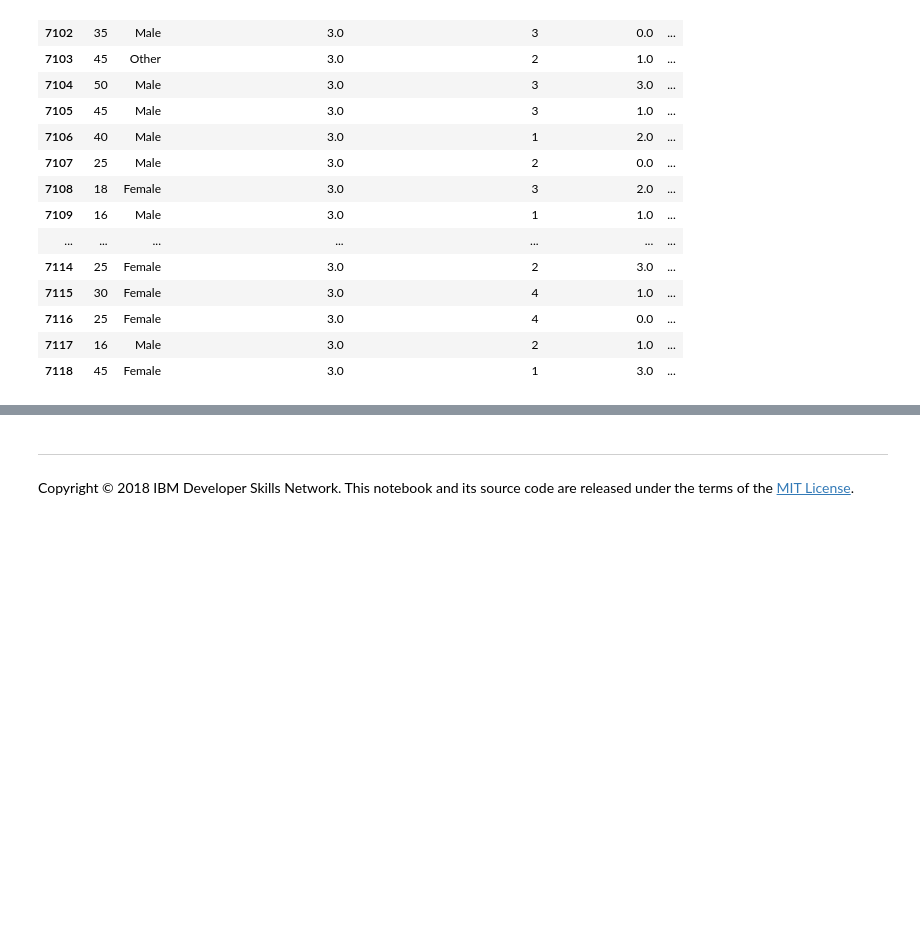
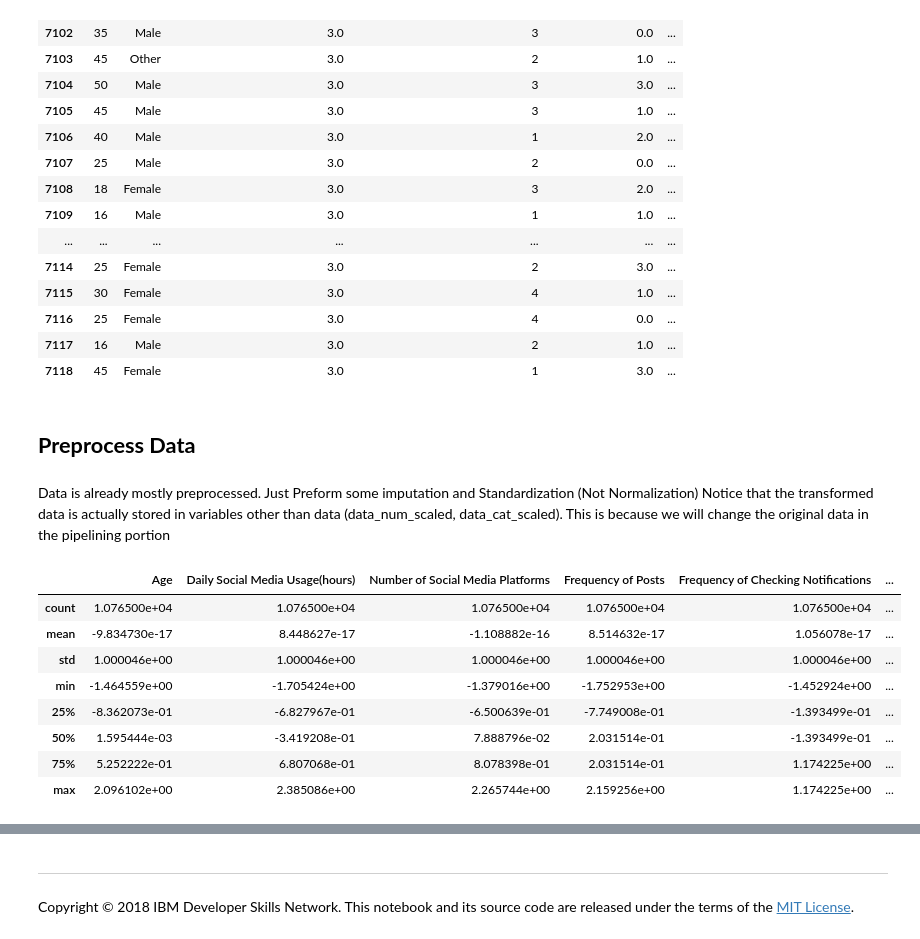
Before and after one commit to amroedris/DataScienceProjectfordashboard, a Jupyter notebook: Data_Wrangling_and_Preprocessing_for_DATA_SCIENCE_PROJECT.ipynb, the cells around one changed output, grey strips where cells are left out. Drawn from its saved outputs; the diff is of its cells as text; code cells hidden in the pictures; blank space fills up the shorter version.

Commit message:
Preprocessing added to data cleaning file

```diff
--- a/Data_Wrangling_for_DATA_SCIENCE_PROJECT.ipynb
+++ b/Data_Wrangling_and_Preprocessing_for_DATA_SCIENCE_PROJECT.ipynb
@@ -153,0 +152,42 @@ df.to_csv("master-6.csv")
+# %% [markdown]
+## **Preprocess Data**
+# %% [markdown]
+Data is already mostly preprocessed. Just Preform some imputation and Standardization (Not Normalization)
+Notice that the transformed data is actually stored in variables other than data (data_num_scaled, data_cat_scaled). This is because we will change the original data in the pipelining portion
+# %%
+num_cols = df.select_dtypes(include=[np.number]).columns
+cat_cols = df.select_dtypes(exclude=[np.number]).columns
+
+data_num = df[num_cols]
+data_cat = df[cat_cols]
+
+imputer_num = SimpleImputer(strategy='median')
+data_num_imputed = imputer_num.fit_transform(data_num)
+
+imputer_cat = SimpleImputer(strategy='most_frequent')
+data_cat_imputed = imputer_cat.fit_transform(data_cat)
+# %%
+scaler = StandardScaler()
+data_num_scaled = scaler.fit_transform(data_num_imputed)
+# %%
+df_num_scaled = pd.DataFrame(data_num_scaled, columns=num_cols)
+df_cat_imputed = pd.DataFrame(data_cat_imputed, columns=cat_cols)
+
+# Combine numeric and categorical data
+df_final = pd.concat([df_num_scaled, df_cat_imputed], axis=1)
+
+# Optional: Restore original column order (if necessary)
+df_final = df_final[df.columns]
+# %%
+
+df_final.describe()
+# %% [output]
+|  | Age | Daily Social Media Usage(hours) | Number of Social Media Platforms | Frequency of Posts | Frequency of Checking Notifications | ... |
+| count | 1.076500e+04 | 1.076500e+04 | 1.076500e+04 | 1.076500e+04 | 1.076500e+04 | ... |
+| mean | -9.834730e-17 | 8.448627e-17 | -1.108882e-16 | 8.514632e-17 | 1.056078e-17 | ... |
+| std | 1.000046e+00 | 1.000046e+00 | 1.000046e+00 | 1.000046e+00 | 1.000046e+00 | ... |
+| min | -1.464559e+00 | -1.705424e+00 | -1.379016e+00 | -1.752953e+00 | -1.452924e+00 | ... |
+| 25% | -8.362073e-01 | -6.827967e-01 | -6.500639e-01 | -7.749008e-01 | -1.393499e-01 | ... |
+| 50% | 1.595444e-03 | -3.419208e-01 | 7.888796e-02 | 2.031514e-01 | -1.393499e-01 | ... |
+| 75% | 5.252222e-01 | 6.807068e-01 | 8.078398e-01 | 2.031514e-01 | 1.174225e+00 | ... |
+| max | 2.096102e+00 | 2.385086e+00 | 2.265744e+00 | 2.159256e+00 | 1.174225e+00 | ... |
```
Also changed, not shown: parts of 3 cells of this notebook, 1 other file.
